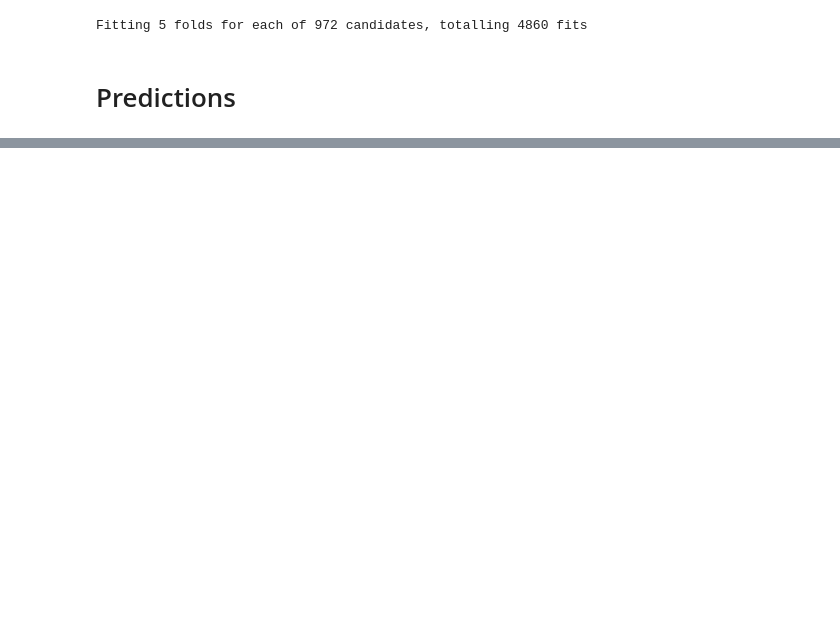
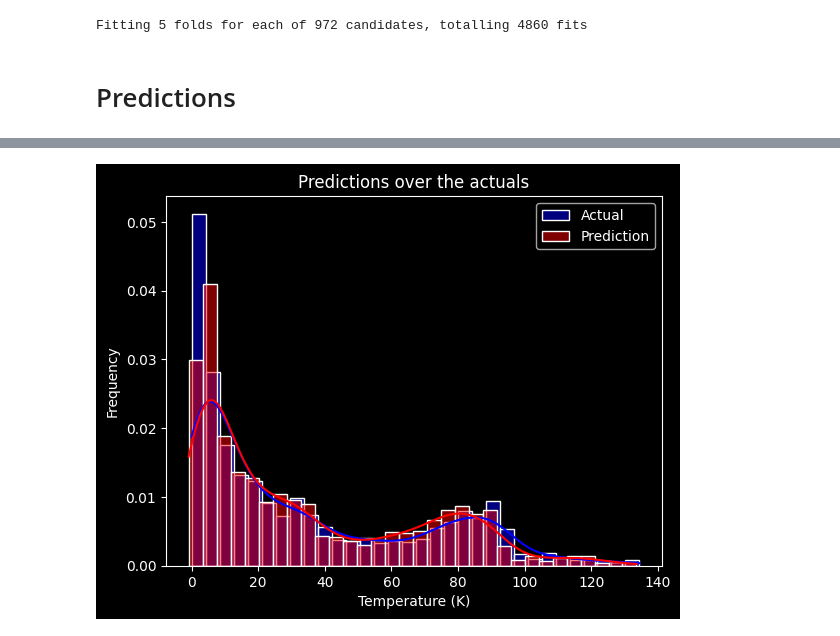
Before and after one commit to coderzhent/Machine-Learning, a Jupyter notebook: Final_Superconductivity/superconduct.ipynb, the cells around one changed output, grey strips where cells are left out. Saved outputs shown, nothing was run; the diff lists cells and outputs as text; code cells hidden in the pictures; blank space fills up the shorter version.

Commit message:
Superconductivity training nearly finished

```diff
--- a/Final_Superconductivity/superconduct.ipynb
+++ b/Final_Superconductivity/superconduct.ipynb
@@ -22,3 +23,9 @@ from sklearn.pipeline import Pipeline
 from datetime import datetime
 # %% [markdown]
 # Dataset
+# %%
+# The decision on the train test splitting size is arbitrary but gives a descent balance
+# The decision on the random states are relatively arbitrary but the number 42 seems to provide descent results
+split_test_size = 0.2
+split_rand_state = 42
+model_rand_state = 42
@@ -47,8 +58,14 @@ memory usage: 13.3 MB
+# %%
+# These assume that there are infinite or missing values (an error that google colab throws if these aren't done)
+# Drop rows with missing or infinite values in the target variable
+df_train = df_train[df_train['critical_temp'].notna() & np.isfinite(df_train['critical_temp'])]
+# Reset index after removing na
+df_train = df_train.reset_index(drop=True)
 # %%
 X = df_train.drop(columns=['critical_temp'])
 y = df_train['critical_temp']
 
-X_train, X_test, y_train, y_test = train_test_split(X, y, test_size=0.2, random_state=42)
+X_train, X_test, y_train, y_test = train_test_split(X, y, test_size=split_test_size, random_state=split_rand_state)
 # %% [markdown]
 # Model
 # %%
@@ -169,0 +221,15 @@ rdm_combi_sort_R2.tail(5)
+# %%
+predv2 = loaded_mdlv2.predict(X_test)
+
+sns.histplot(y_test, color='blue', kde=True, label='Actual', stat='density', bins=32)
+sns.histplot(predv2, color='red', kde=True, label='Prediction', stat='density', bins=32)
+
+plt.xlabel('Temperature (K)')
+plt.ylabel('Frequency')
+plt.title('Predictions over the actuals')
+plt.legend()
+
+# Show the plot
+plt.show()
+# %% [output]
+[figure, added]
```
Also changed, not shown: parts of 33 cells of this notebook, 10 other files.
